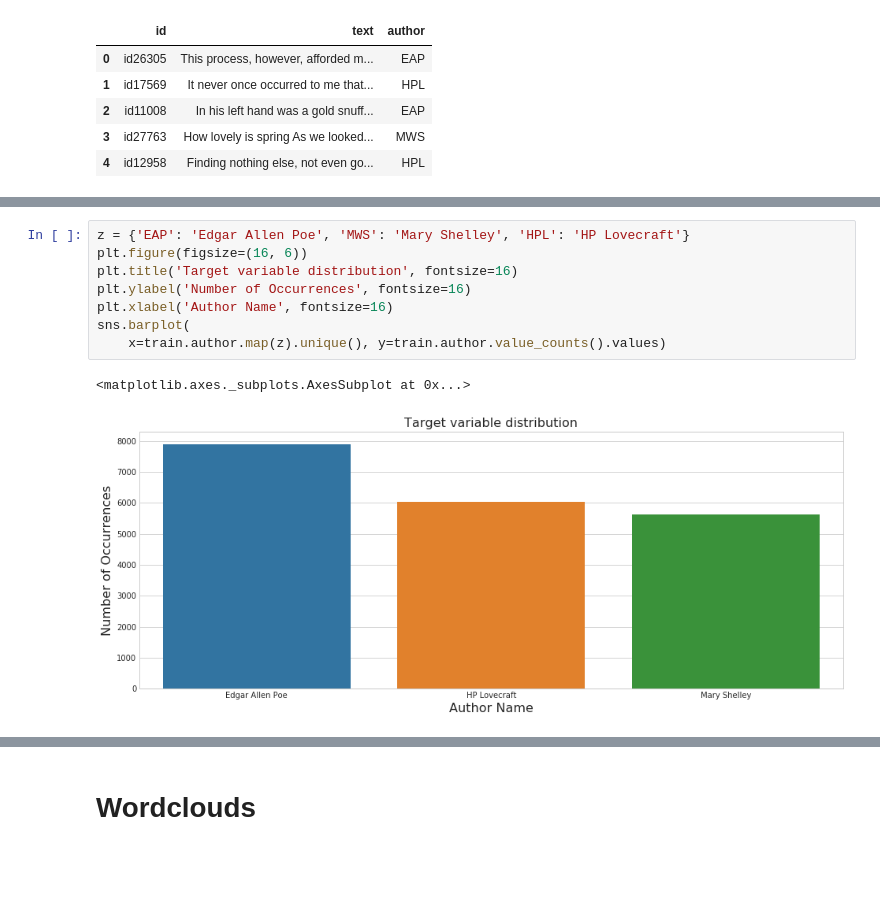
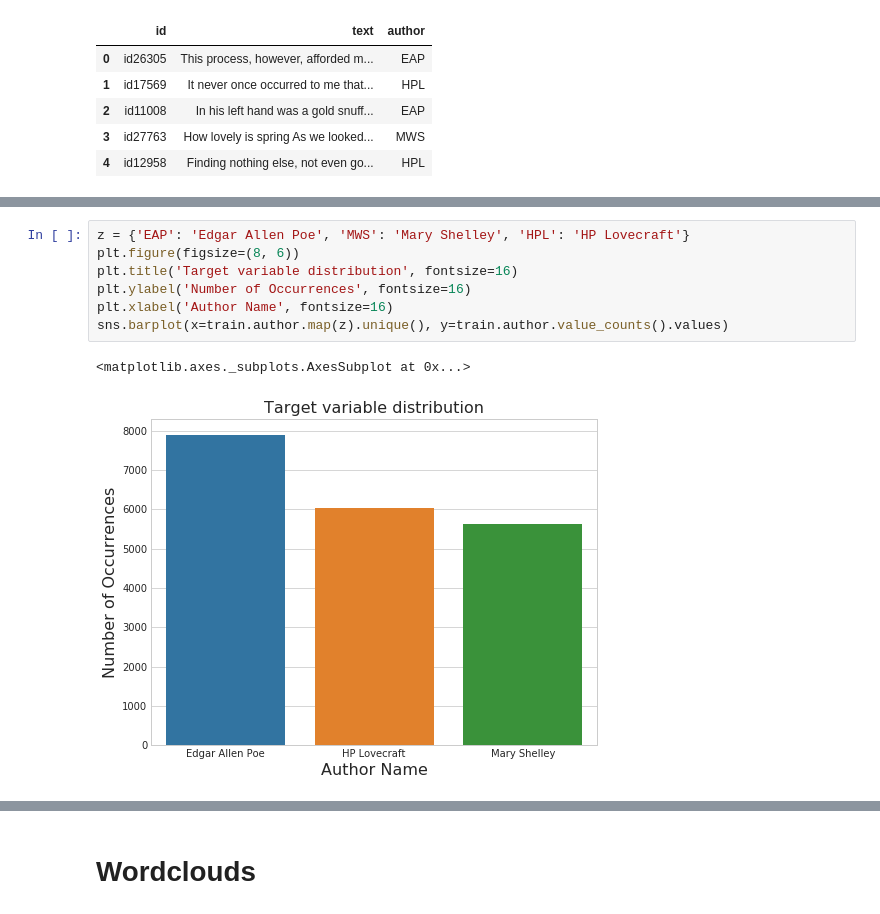
Before and after one commit to GuidoPaul/KaggleCompetitions, a Jupyter notebook: Spooky_Author_Identification/src/main.ipynb, the cells around one changed output, grey strips where cells are left out. Cells and saved outputs as stored; diff of their text form; blank space fills up the shorter version.

```diff
--- a/Spooky_Author_Identification/src/main.ipynb
+++ b/Spooky_Author_Identification/src/main.ipynb
@@ -54,12 +51,11 @@ Unique author is data ['EAP' 'HPL' 'MWS']
 Number of nulls in the train is 0 and text is 0
 # %%
 z = {'EAP': 'Edgar Allen Poe', 'MWS': 'Mary Shelley', 'HPL': 'HP Lovecraft'}
-plt.figure(figsize=(16, 6))
+plt.figure(figsize=(8, 6))
 plt.title('Target variable distribution', fontsize=16)
 plt.ylabel('Number of Occurrences', fontsize=16)
 plt.xlabel('Author Name', fontsize=16)
-sns.barplot(
-    x=train.author.map(z).unique(), y=train.author.value_counts().values)
+sns.barplot(x=train.author.map(z).unique(), y=train.author.value_counts().values)
 # %% [output]
 <matplotlib.axes._subplots.AxesSubplot at 0x...>
-[figure, old version]
+[figure, new version]
```
Also changed, not shown: parts of 60 cells of this notebook.
